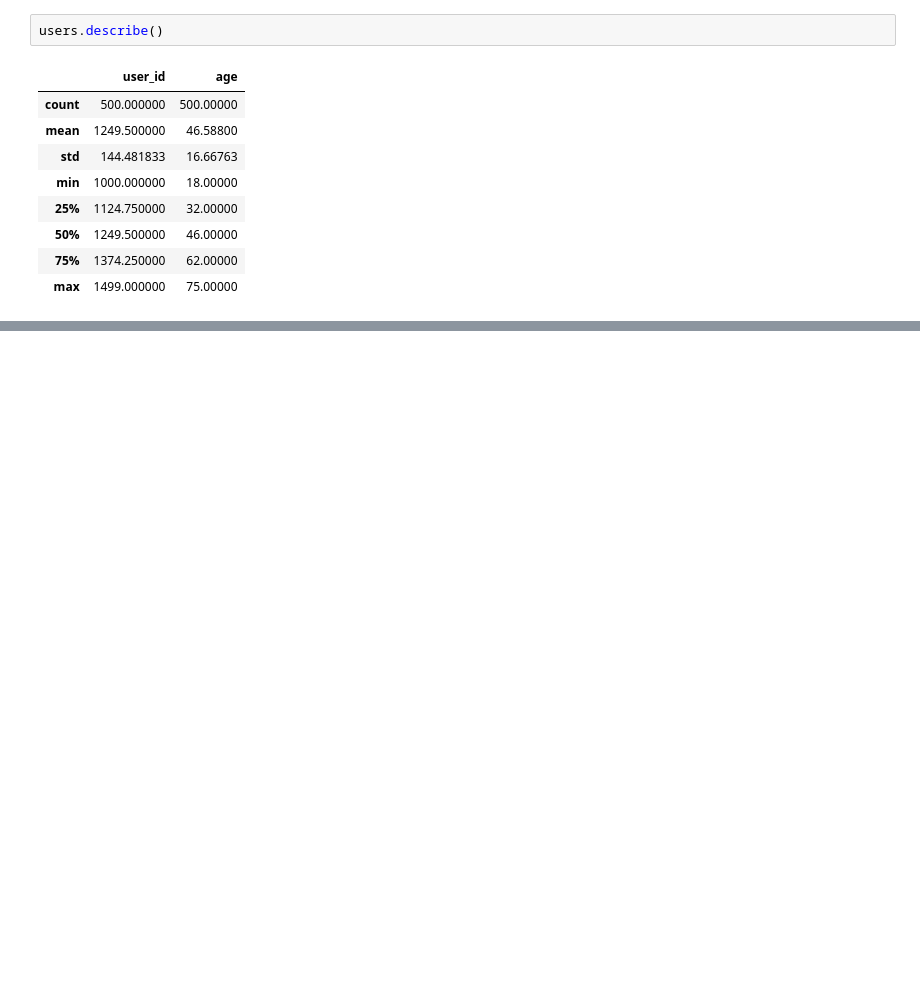
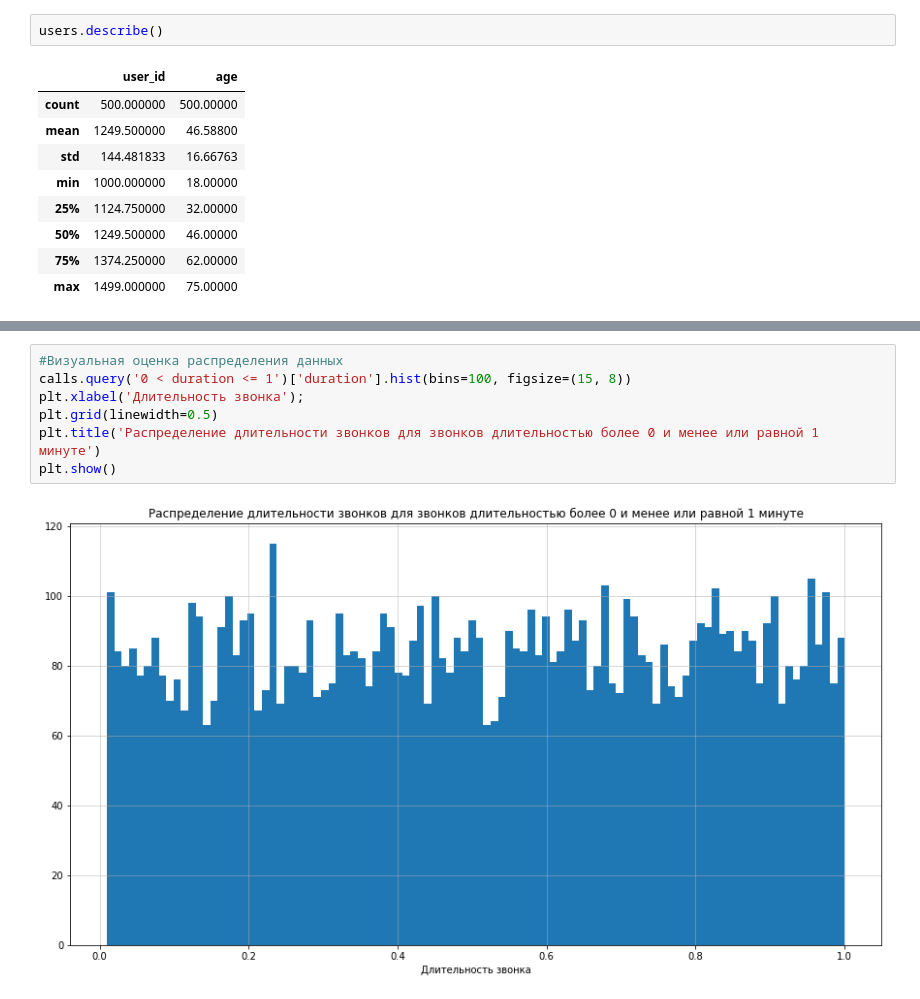
Before and after one commit to FrolovskiyKirill/Data-Science-Projects, a Jupyter notebook: Project_Three.ipynb, the cells around one changed output, grey strips where cells are left out. Saved outputs shown, nothing was run; the diff lists cells and outputs as text; blank space fills up the shorter version.

```diff
--- a/Project_Three.ipynb
+++ b/Project_Three.ipynb
@@ -213,0 +365,9 @@ users.describe()
+# %%
+#Визуальная оценка распределения данных
+calls.query('0 < duration <= 1')['duration'].hist(bins=100, figsize=(15, 8))
+plt.xlabel('Длительность звонка');
+plt.grid(linewidth=0.5)
+plt.title('Распределение длительности звонков для звонков длительностью более 0 и менее или равной 1 минуте')
+plt.show()
+# %% [output]
+[figure, added]
```
Also changed, not shown: parts of 50 cells of this notebook.
